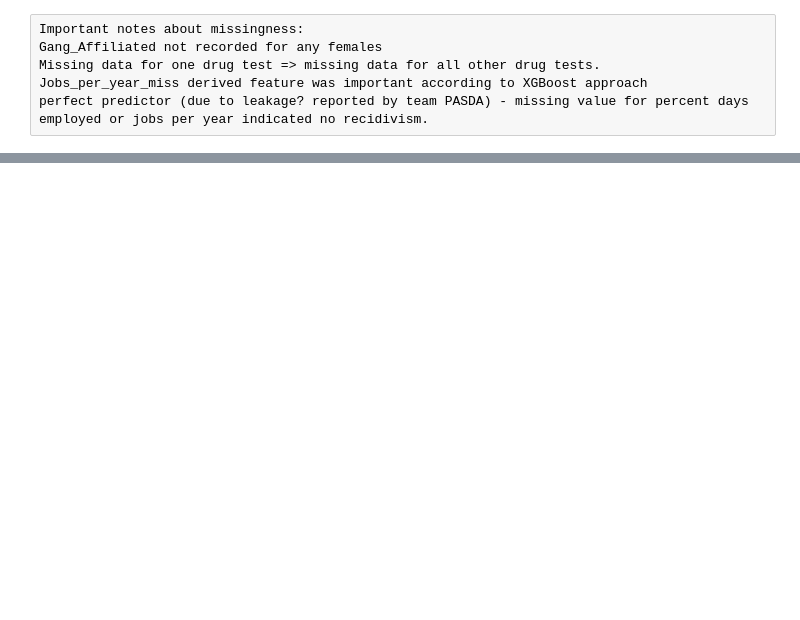
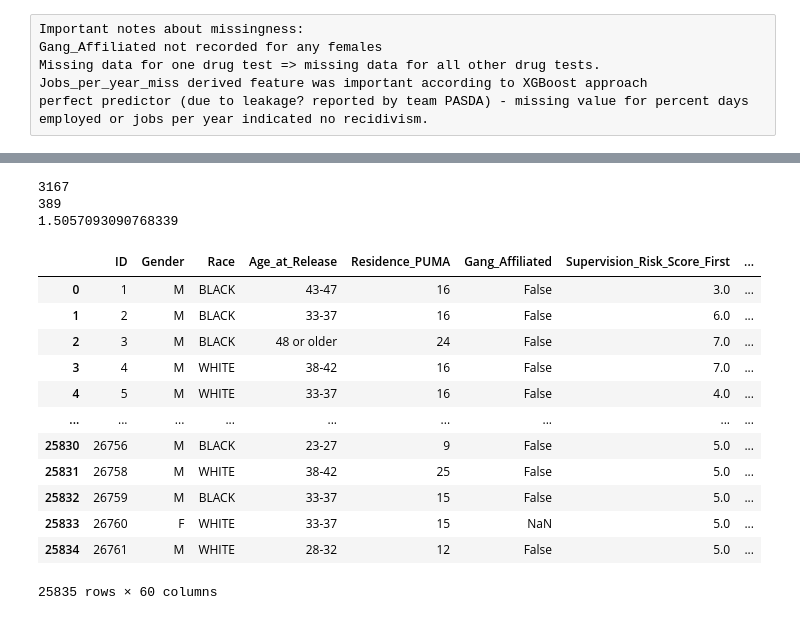
Before and after one commit to wigglypint/thesis, a Jupyter notebook: recidivism-causal/notebooks/NIJ_data_engineering.ipynb, the cells around one changed output, grey strips where cells are left out. Cells and saved outputs as stored; diff of their text form; code cells hidden in the pictures; blank space fills up the shorter version.

Commit message:
imputation on gang affiliation and drug variables

```diff
--- a/recidivism-causal/notebooks/NIJ_data_engineering.ipynb
+++ b/recidivism-causal/notebooks/NIJ_data_engineering.ipynb
@@ -115,0 +172,10 @@ perfect predictor (due to leakage? reported by team PASDA) - missing value for p
+# %%
+print(data["Gang_Affiliated"].isna().sum())
+remain_blank=gang_imputed["Gang_Affiliated"].isna().sum()
+print(remain_blank)
+total = len(gang_imputed)
+print(remain_blank/total*100) #~1.5% of data is still blank after imputation
+# %% [output]
+3167
+389
+1.5057093090768339
@@ -115,0 +226,16 @@ perfect predictor (due to leakage? reported by team PASDA) - missing value for p
+# %%
+drug_imputed
+# %% [output]
+|  | ID | Gender | Race | Age_at_Release | Residence_PUMA | Gang_Affiliated | Supervision_Risk_Score_First | ... |
+| 0 | 1 | M | BLACK | 43-47 | 16 | False | 3.0 | ... |
+| 1 | 2 | M | BLACK | 33-37 | 16 | False | 6.0 | ... |
+| 2 | 3 | M | BLACK | 48 or older | 24 | False | 7.0 | ... |
+| 3 | 4 | M | WHITE | 38-42 | 16 | False | 7.0 | ... |
+| 4 | 5 | M | WHITE | 33-37 | 16 | False | 4.0 | ... |
+| ... | ... | ... | ... | ... | ... | ... | ... | ... |
+| 25830 | 26756 | M | BLACK | 23-27 | 9 | False | 5.0 | ... |
+| 25831 | 26758 | M | WHITE | 38-42 | 25 | False | 5.0 | ... |
+| 25832 | 26759 | M | BLACK | 33-37 | 15 | False | 5.0 | ... |
+| 25833 | 26760 | F | WHITE | 33-37 | 15 | NaN | 5.0 | ... |
+| 25834 | 26761 | M | WHITE | 28-32 | 12 | False | 5.0 | ... |
+25835 rows × 60 columns
```
Also changed, not shown: parts of 3 cells of this notebook, 5 other files.
